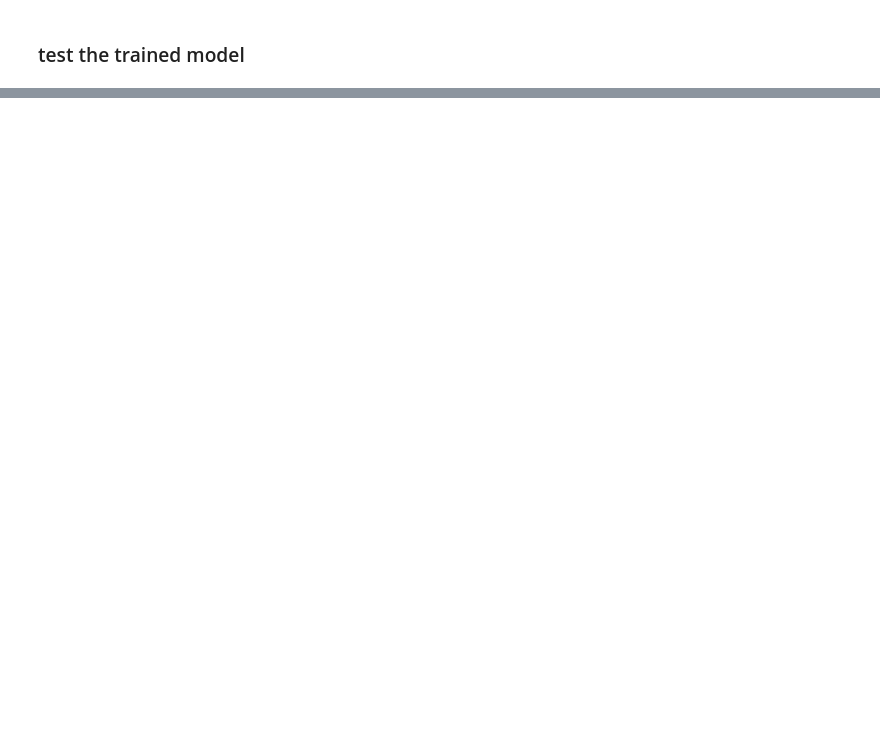
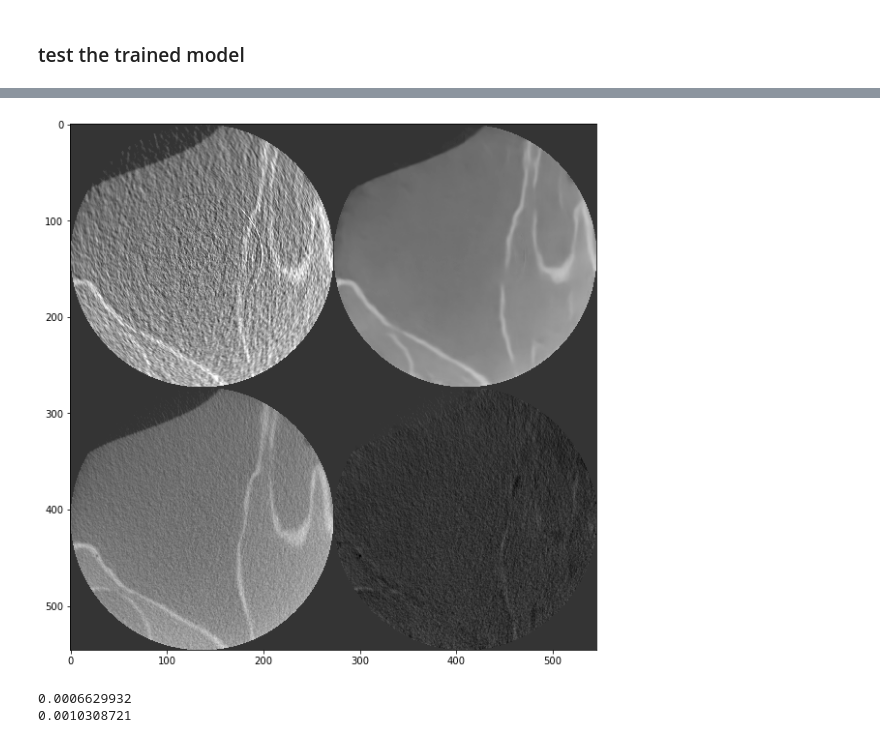
Before and after one commit to kduxin/RED-CNN-keras, a Jupyter notebook: src/compare_performance.ipynb, the cells around one changed output, grey strips where cells are left out. Saved outputs shown, nothing was run; the diff lists cells and outputs as text; code cells hidden in the pictures; blank space fills up the shorter version.

```diff
--- a/src/compare_performance.ipynb
+++ b/src/compare_performance.ipynb
@@ -92,0 +114,11 @@ ImportError: cannot import name 'ReLU'
+# %%
+ID = 4
+show_effect(test_X[ID,:,:,0], res[ID,:,:,0], test_Y[ID,:,:,0], test_Y[ID,:,:,0]-res[ID,:,:,0])
+# %% [output]
+[figure, added]
+# %%
+print(mse(res, test_Y))
+print(mse(res2, test_Y))
+# %% [output]
+0.0006629932
+0.0010308721
```
Also changed, not shown: parts of 16 cells of this notebook, 1 other file.
